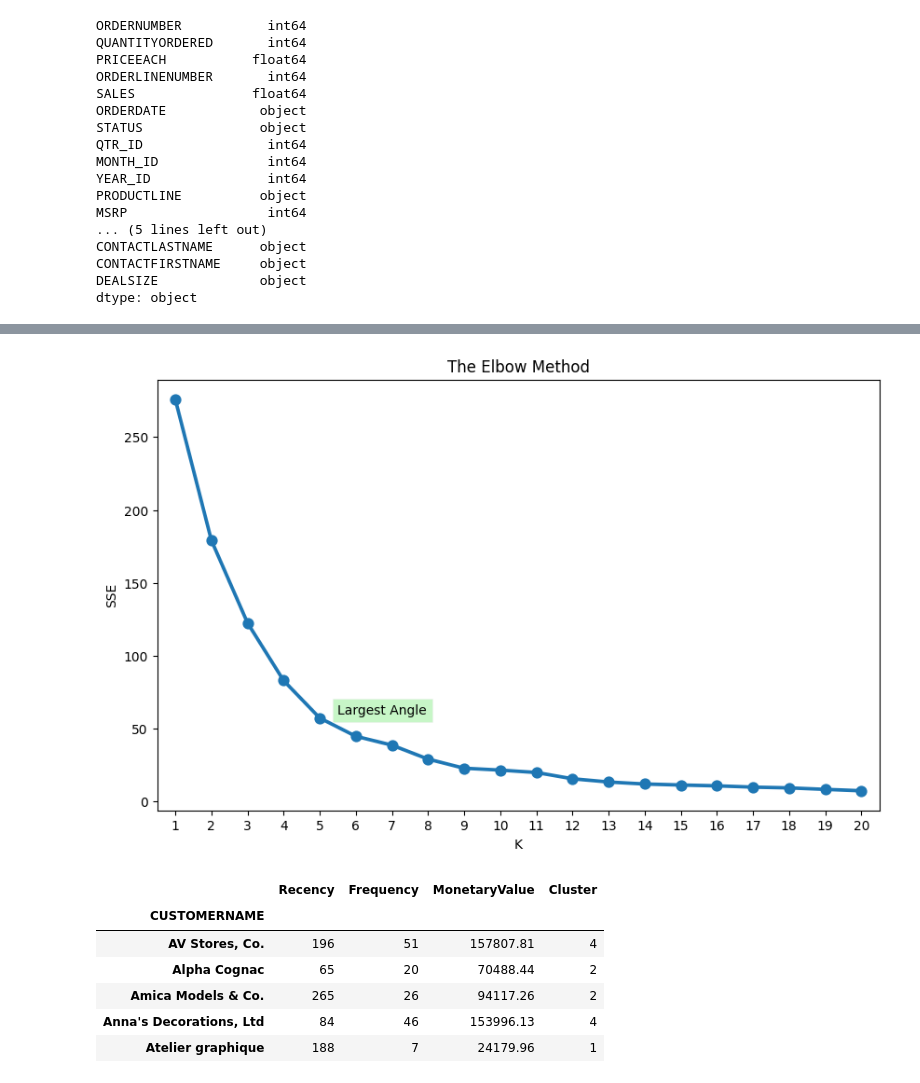
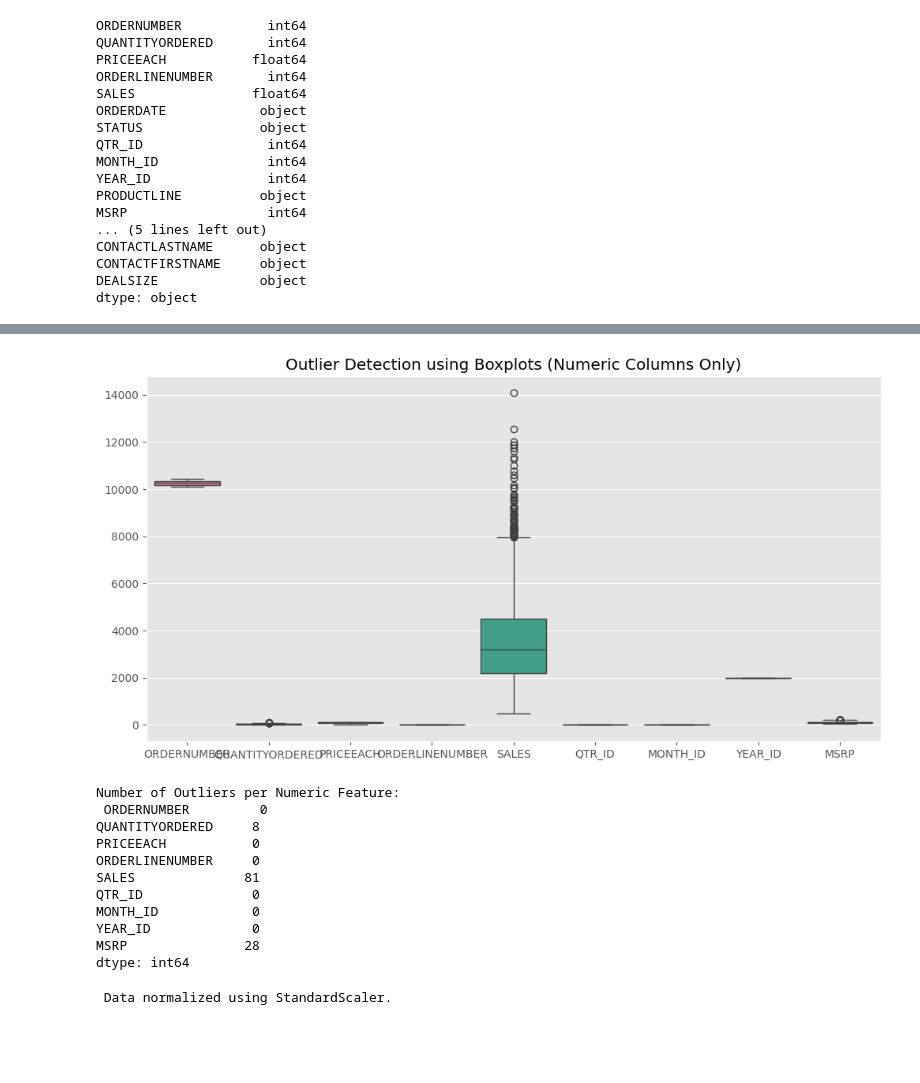
Before and after one commit to Vishwajeet-Londhe/SPPU-CSE-SEM7-Codes, a Jupyter notebook: LP-3/ML/6. KMeans on Sales/KMeans_on_sales.ipynb, the cells around one changed output, grey strips where cells are left out. Cells and saved outputs as stored; diff of their text form; code cells hidden in the pictures; blank space fills up the shorter version.

```diff
--- a/LP-3/ML/6. KMeans on Sales/KMeans_on_sales.ipynb
+++ b/LP-3/ML/6. KMeans on Sales/KMeans_on_sales.ipynb
@@ -86,6 +87,3 @@ CONTACTLASTNAME      object
 CONTACTFIRSTNAME     object
 DEALSIZE             object
 dtype: object
-# %%
-#ORDERDATE Should be in date time
-df['ORDERDATE'] = pd.to_datetime(df['ORDERDATE'])
@@ -205,28 +90,41 @@ for k in range(1, 21):
-# %%
-plt.figure(figsize=(10,6))
-plt.title('The Elbow Method')
-
-plt.xlabel('K')
-plt.ylabel('SSE')
-plt.style.use('ggplot')
-
-sns.pointplot(x=list(sse.keys()), y = list(sse.values()))
-plt.text(4.5, 60, "Largest Angle", bbox = dict(facecolor = 'lightgreen', alpha = 0.5))
-plt.show()
-# %% [output]
-[figure, removed]
-# %%
-kmeans = KMeans(n_clusters=5, random_state=1)
-kmeans.fit(data_normalized)
-cluster_labels = kmeans.labels_
-
-data_rfm = data.assign(Cluster = cluster_labels)
-data_rfm.head()
-# %% [output]
-|  | Recency | Frequency | MonetaryValue | Cluster |
-| CUSTOMERNAME |  |  |  |  |
-| AV Stores, Co. | 196 | 51 | 157807.81 | 4 |
-| Alpha Cognac | 65 | 20 | 70488.44 | 2 |
-| Amica Models & Co. | 265 | 26 | 94117.26 | 2 |
-| Anna's Decorations, Ltd | 84 | 46 | 153996.13 | 4 |
-| Atelier graphique | 188 | 7 | 24179.96 | 1 |
+# %%
+# Select numeric columns only
+df_numeric = df.select_dtypes(include=['int64', 'float64'])
+
+# Visualize outliers
+import matplotlib.pyplot as plt
+import seaborn as sns
+
+plt.figure(figsize=(12, 6))
+sns.boxplot(data=df_numeric)
+plt.title("Outlier Detection using Boxplots (Numeric Columns Only)")
+plt.show()
+
+# Identify outliers using IQR
+Q1 = df_numeric.quantile(0.25)
+Q3 = df_numeric.quantile(0.75)
+IQR = Q3 - Q1
+
+# Count outliers per column
+outliers = ((df_numeric < (Q1 - 1.5 * IQR)) | (df_numeric > (Q3 + 1.5 * IQR))).sum()
+print("\nNumber of Outliers per Numeric Feature:\n", outliers)
+# %% [output]
+[figure, added]
+Number of Outliers per Numeric Feature:
+ ORDERNUMBER         0
+QUANTITYORDERED     8
+PRICEEACH           0
+ORDERLINENUMBER     0
+SALES              81
+QTR_ID              0
+MONTH_ID            0
+YEAR_ID             0
+MSRP               28
+dtype: int64
+# %%
+#normilization data
+scaler = StandardScaler()
+X_scaled = scaler.fit_transform(df_capped)
+print(" Data normalized using StandardScaler.")
+# %% [output]
+ Data normalized using StandardScaler.
```
Also changed, not shown: parts of 19 cells of this notebook, 1 other file.
